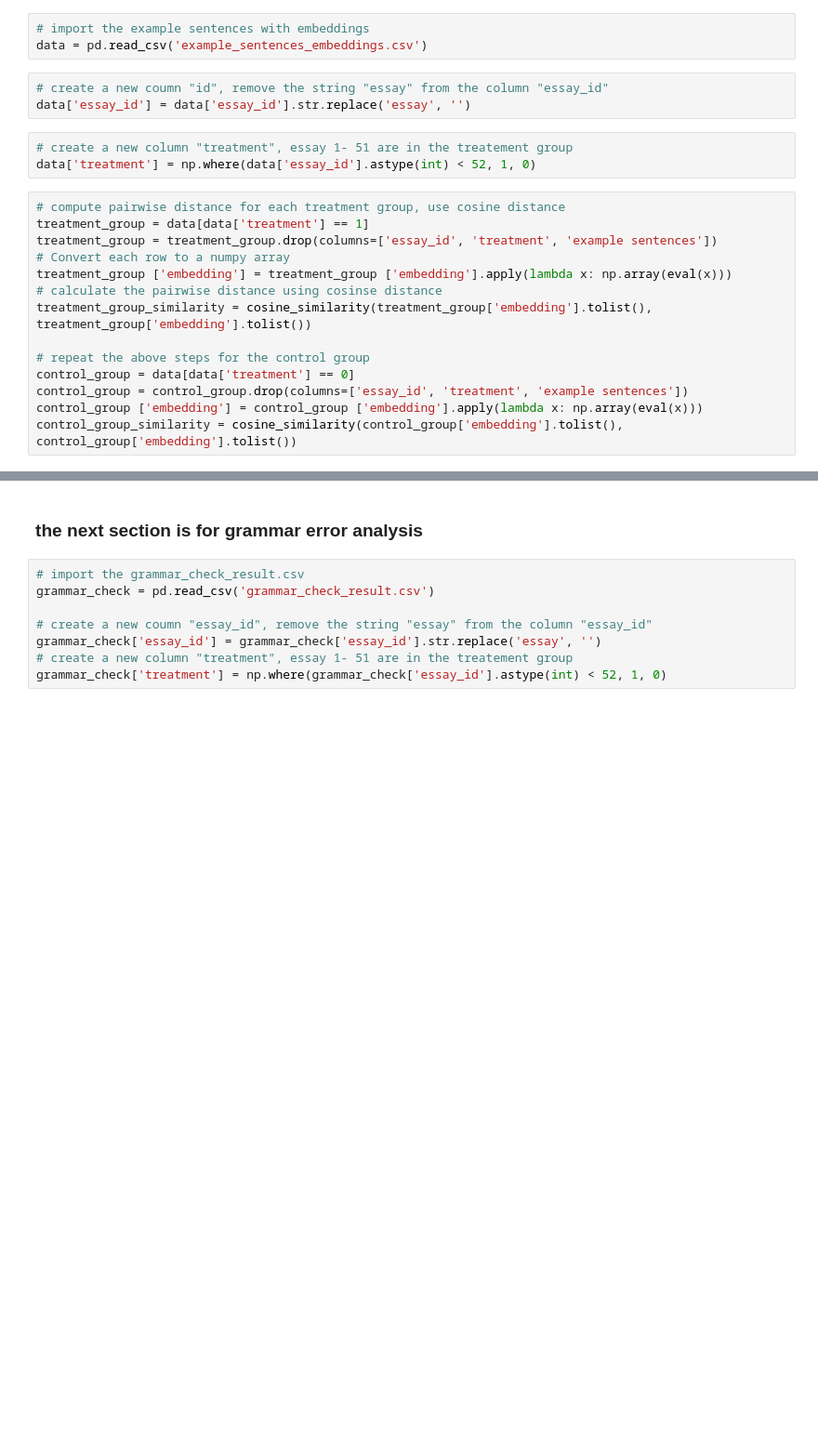
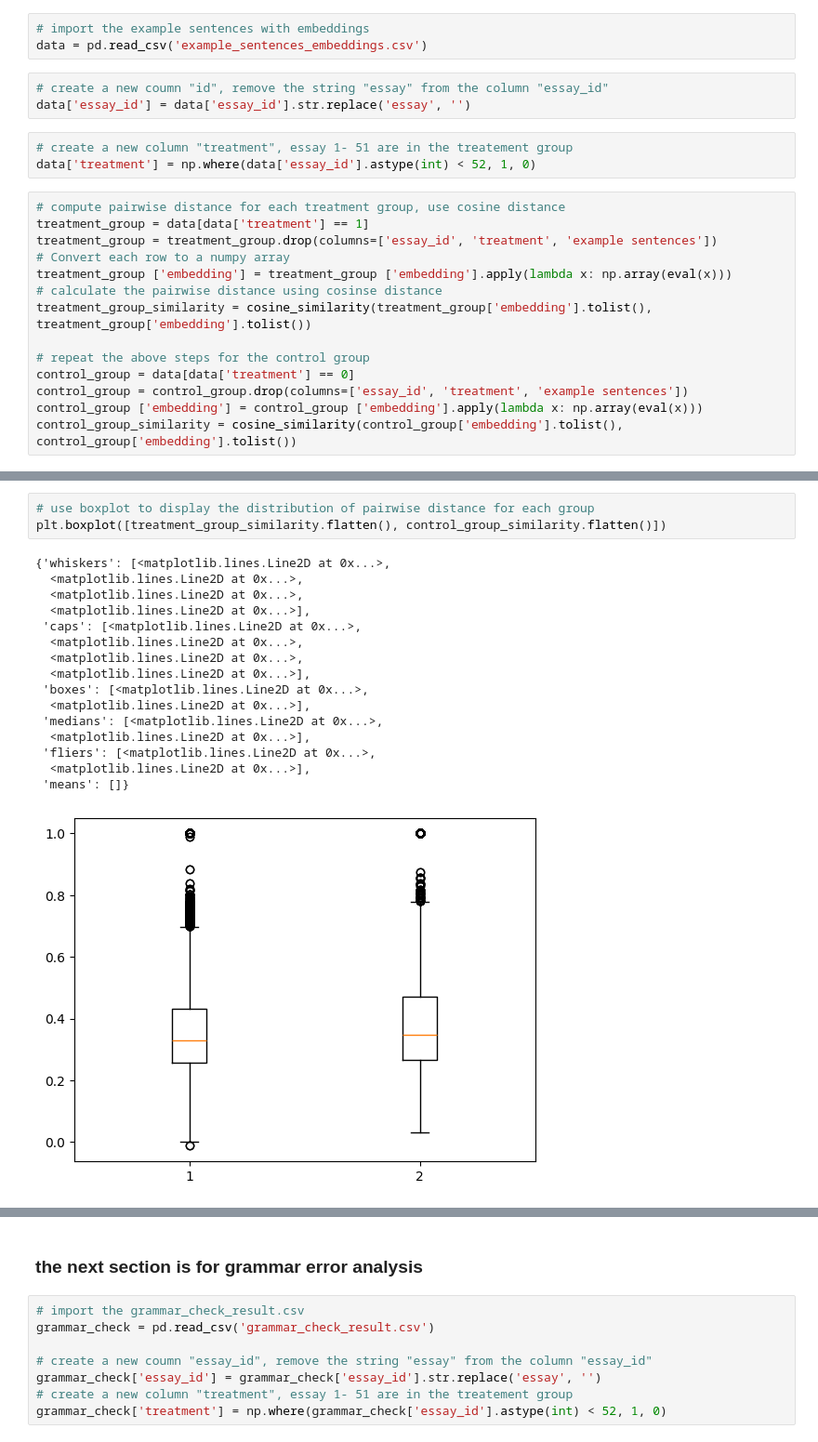
Before and after one commit to sparks5969/code, a Jupyter notebook: data_analysis.ipynb, the cells around one changed output, grey strips where cells are left out. Shown at 93% size. Cells and saved outputs as stored; diff of their text form; blank space fills up the shorter version.

```diff
--- a/data_analysis.ipynb
+++ b/data_analysis.ipynb
@@ -45,3 +53,23 @@ plt.show()
+# %%
+# use boxplot to display the distribution of pairwise distance for each group
+plt.boxplot([treatment_group_similarity.flatten(), control_group_similarity.flatten()])
+# %% [output]
+{'whiskers': [<matplotlib.lines.Line2D at 0x...>,
+  <matplotlib.lines.Line2D at 0x...>,
+  <matplotlib.lines.Line2D at 0x...>,
+  <matplotlib.lines.Line2D at 0x...>],
+ 'caps': [<matplotlib.lines.Line2D at 0x...>,
+  <matplotlib.lines.Line2D at 0x...>,
+  <matplotlib.lines.Line2D at 0x...>,
+  <matplotlib.lines.Line2D at 0x...>],
+ 'boxes': [<matplotlib.lines.Line2D at 0x...>,
+  <matplotlib.lines.Line2D at 0x...>],
+ 'medians': [<matplotlib.lines.Line2D at 0x...>,
+  <matplotlib.lines.Line2D at 0x...>],
+ 'fliers': [<matplotlib.lines.Line2D at 0x...>,
+  <matplotlib.lines.Line2D at 0x...>],
+ 'means': []}
+[figure, added]
 # %%
 # calculate the standard deviation of the pairwise distance for each group
 treatment_group_std = np.std(treatment_group_similarity)
```
Also changed, not shown: parts of 5 cells of this notebook, 2 other files.
